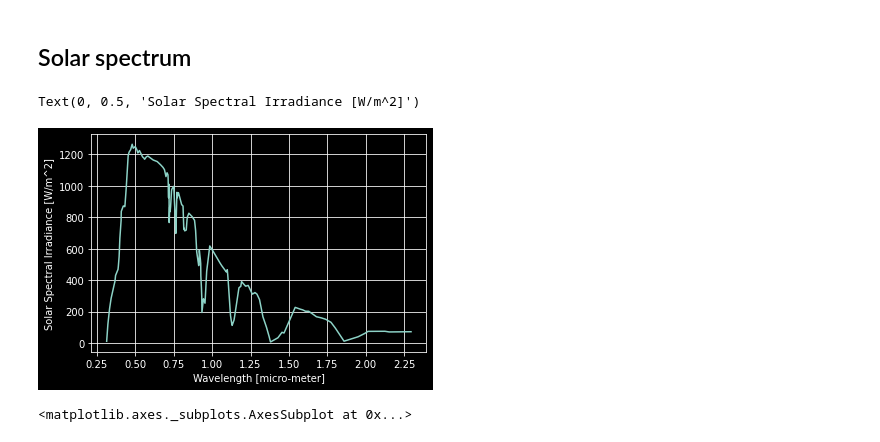
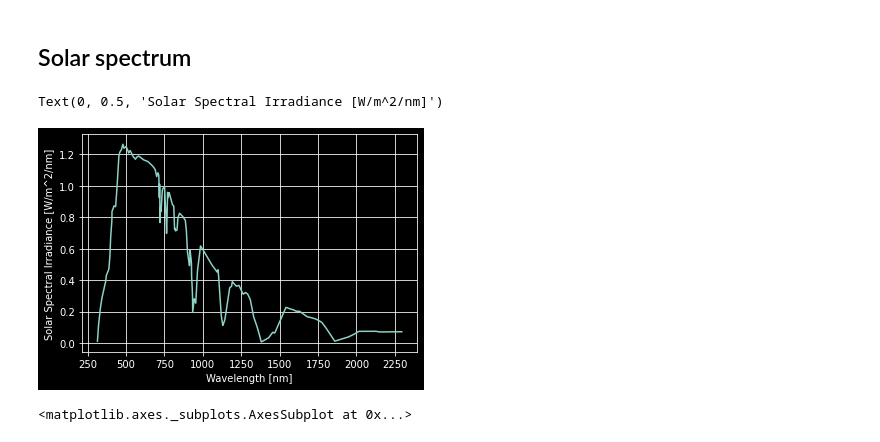
Before and after one commit to davidxcohen/imaging, a Jupyter notebook: func/Sand_Box.ipynb, the cells around one changed output. Saved outputs shown, nothing was run; the diff lists cells and outputs as text; code cells hidden in the pictures.

Commit message:
typo error swolar spectrum units

```diff
--- a/func/Sand_Box.ipynb
+++ b/func/Sand_Box.ipynb
@@ -352,13 +352,13 @@ high_wl = 1.0
 spectrum = f(wavelength)
 wl_vec = np.all([[wavelength <=high_wl ], [wavelength >=low_wl ]], axis=0)
 # %%
-plt.plot(wavelength, spectrum)
+plt.plot(wavelength*1000, spectrum / 1000)
 plt.grid()
-plt.xlabel('Wavelength [micro-meter]')
-plt.ylabel('Solar Spectral Irradiance [W/m^2]')
+plt.xlabel('Wavelength [nm]')
+plt.ylabel('Solar Spectral Irradiance [W/m^2/nm]')
 # %% [output]
-Text(0, 0.5, 'Solar Spectral Irradiance [W/m^2]')
+Text(0, 0.5, 'Solar Spectral Irradiance [W/m^2/nm]')
-[figure, old version]
+[figure, new version]
 # %%
 import pandas as pd
 df=pd.read_csv('/Users/davidxcohen/repo/imaging/data/sorce_sim_L3_c24h_0240nm_2413nm_20030414_20200225.txt',
```
Also changed, not shown: parts of 1 cell of this notebook.
